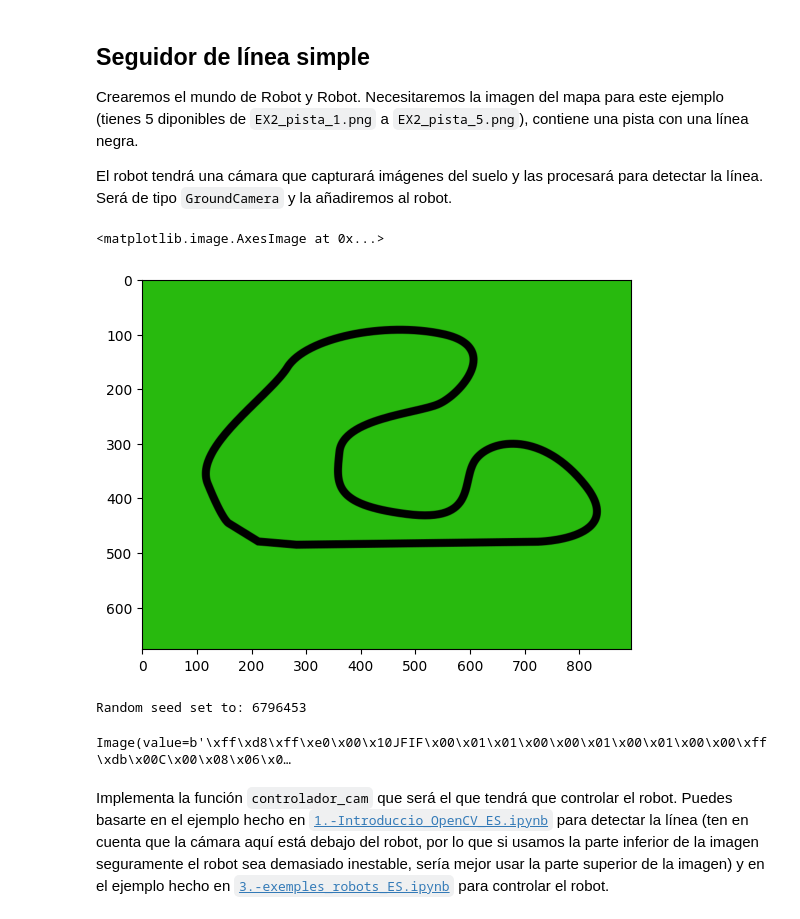
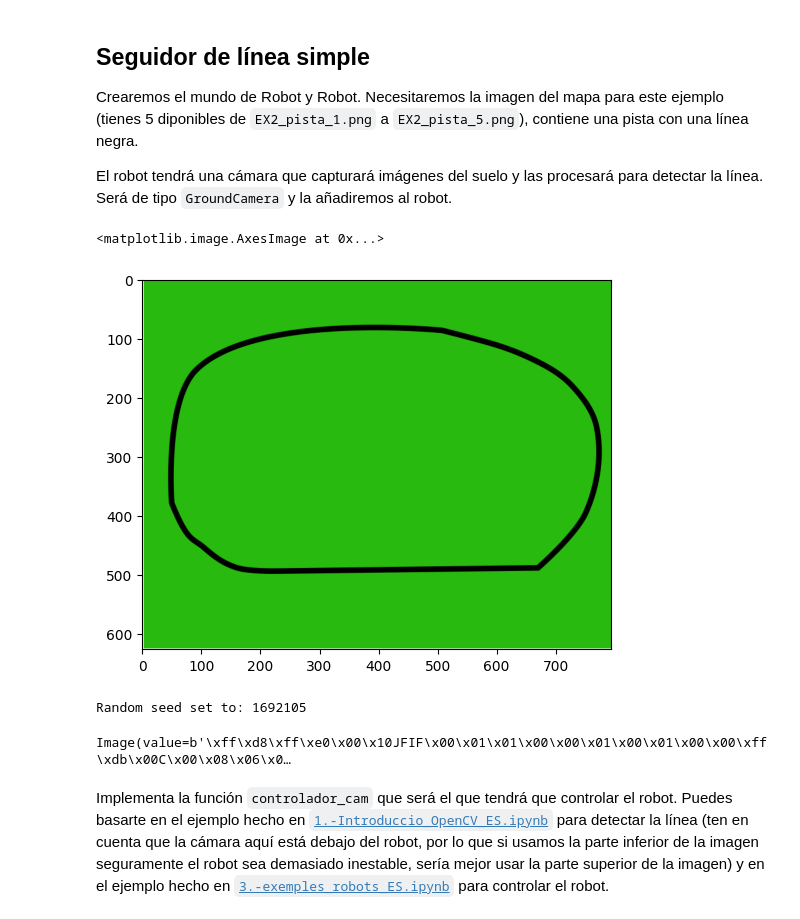
Before and after one commit to yuu067/MIA-IABD-2425, a Jupyter notebook: UD04/notebooks/EX2.-navegant_camera_ES.ipynb, the cells around one changed output. Cells and saved outputs as stored; diff of their text form; code cells hidden in the pictures.

```diff
--- a/UD04/notebooks/EX2.-navegant_camera_ES.ipynb
+++ b/UD04/notebooks/EX2.-navegant_camera_ES.ipynb
@@ -40,28 +40,28 @@ Crearemos el mundo de Robot y Robot. Necesitaremos la imagen del mapa para este
 
 El robot tendrá una cámara que capturará imágenes del suelo y las procesará para detectar la línea. Será de tipo `GroundCamera` y la añadiremos al robot.
 # %%
-nom_imatge = "EX2_pista_1.png"
+nom_imatge = "EX2_pista_3.png"
 
 # Cargamos la imagen en una variable
 
 img = cv2.imread(nom_imatge)
 
 # Mostramos la imagen
 plt.imshow(cv2.cvtColor(img, cv2.COLOR_BGR2RGB))
 # %% [output]
 <matplotlib.image.AxesImage at 0x...>
-[figure, old version]
+[figure, new version]
 # %%
 world = bots.World(220, 180, boundary_wall_color="yellow", ground_image_filename=nom_imatge)
 
-robot = bots.Scribbler(x=30, y=90, a=90)
-robot.add_device(bots.GroundCamera(width=30, height=50))
+robot = bots.Scribbler(x=15, y=90, a=90)
+robot.add_device(bots.GroundCamera(width=50, height=50))
 
 world.add_robot(robot)
 
 world.watch()
 # %% [output]
-Random seed set to: 6796453
+Random seed set to: 1692105
 Image(value=b'\xff\xd8\xff\xe0\x00\x10JFIF\x00\x01\x01\x00\x00\x01\x00\x01\x00\x00\xff\xdb\x00C\x00\x08\x06\x0…
 # %% [markdown]
 Implementa la función `controlador_cam` que será el que tendrá que controlar el robot. Puedes basarte en el ejemplo hecho en [`1.-Introduccio_OpenCV_ES.ipynb`](https://colab.research.google.com/github/martinezpenya/MIA-IABD-2425/blob/main/UD04/notebooks/1.-Introduccio_OpenCV_ES.ipynb) para detectar la línea (ten en cuenta que la cámara aquí está debajo del robot, por lo que si usamos la parte inferior de la imagen seguramente el robot sea demasiado inestable, sería mejor usar la parte superior de la imagen) y en el ejemplo hecho en [`3.-exemples_robots_ES.ipynb`](https://colab.research.google.com/github/martinezpenya/MIA-IABD-2425/blob/main/UD04/notebooks/3.-exemples_robots_ES.ipynb) para controlar el robot.
```
Also changed, not shown: parts of 3 cells of this notebook.
